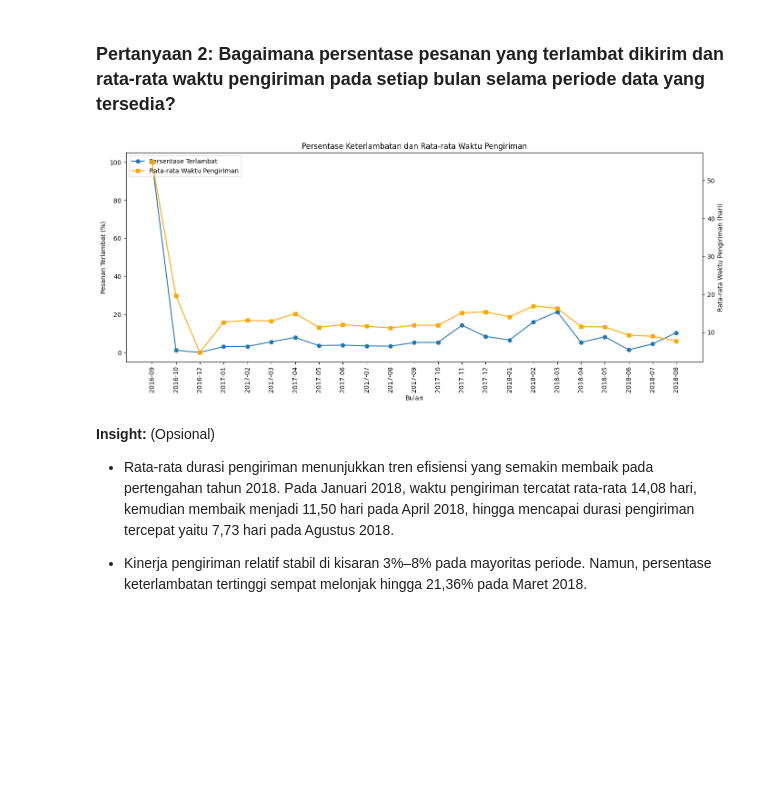
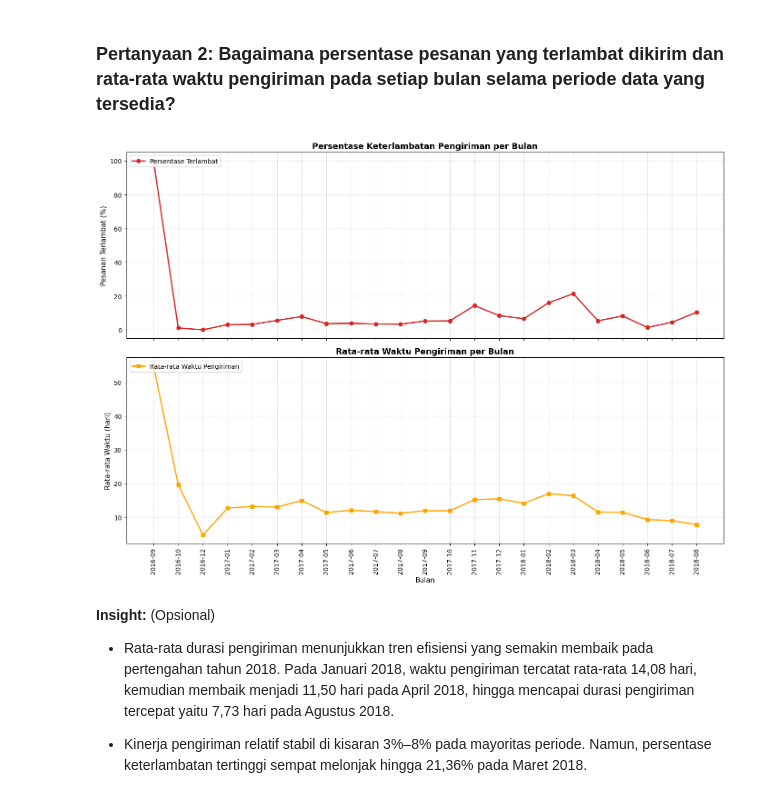
Before and after one commit to sfrhsn/ecommerce-dashboard-dicoding, a Jupyter notebook: notebook.ipynb, the cells around one changed output. Saved outputs shown, nothing was run; the diff lists cells and outputs as text; code cells hidden in the pictures; blank space fills up the shorter version.

```diff
--- a/notebook.ipynb
+++ b/notebook.ipynb
@@ -507,39 +508,43 @@ Name: 23, dtype: object
 # %% [markdown]
 ### Pertanyaan 2: Bagaimana persentase pesanan yang terlambat dikirim dan rata-rata waktu pengiriman pada setiap bulan selama periode data yang tersedia?
 # %%
-# Visualisasi hasil pengiriman bulanan
-fig, ax1 = plt.subplots(figsize=(14, 6))
+# Visualisasi hasil pengiriman bulanan (Dipisah menjadi 2 subplot)
+fig, (ax1, ax2) = plt.subplots(2, 1, figsize=(14, 10), sharex=True)
 
-line1 = ax1.plot(
+# Grafik 1: Persentase Keterlambatan
+ax1.plot(
     monthly_delivery["month"],
     monthly_delivery["late_percentage"],
     marker="o",
+    color="tab:red",
+    linewidth=2,
     label="Persentase Terlambat"
 )
-ax1.set_xlabel("Bulan")
-ax1.set_ylabel("Pesanan Terlambat (%)")
-ax1.tick_params(axis="x", rotation=90)
+ax1.set_ylabel("Pesanan Terlambat (%)", fontsize=11)
+ax1.set_title("Persentase Keterlambatan Pengiriman per Bulan", fontsize=13, fontweight="bold")
+ax1.grid(True, linestyle="--", alpha=0.5)
+ax1.legend(loc="upper left")
 
-ax2 = ax1.twinx()
-line2 = ax2.plot(
+# Grafik 2: Rata-rata Waktu Pengiriman
+ax2.plot(
     monthly_delivery["month"],
     monthly_delivery["avg_delivery_days"],
     marker="s",
     color="orange",
+    linewidth=2,
     label="Rata-rata Waktu Pengiriman"
 )
-ax2.set_ylabel("Rata-rata Waktu Pengiriman (hari)")
+ax2.set_xlabel("Bulan", fontsize=11)
+ax2.set_ylabel("Rata-rata Waktu (hari)", fontsize=11)
+ax2.set_title("Rata-rata Waktu Pengiriman per Bulan", fontsize=13, fontweight="bold")
+ax2.tick_params(axis="x", rotation=90)
+ax2.grid(True, linestyle="--", alpha=0.5)
+ax2.legend(loc="upper left")
 
-# Menggabungkan legenda kedua garis
-lines = line1 + line2
-labels = [line.get_label() for line in lines]
-ax1.legend(lines, labels, loc="upper left")
-
-plt.title("Persentase Keterlambatan dan Rata-rata Waktu Pengiriman")
 fig.tight_layout()
 plt.show()
 # %% [output]
-[figure, old version]
+[figure, new version]
 # %% [markdown]
 **Insight:** (Opsional)
 - Rata-rata durasi pengiriman menunjukkan tren efisiensi yang semakin membaik pada pertengahan tahun 2018. Pada Januari 2018, waktu pengiriman tercatat rata-rata 14,08 hari, kemudian membaik menjadi 11,50 hari pada April 2018, hingga mencapai durasi pengiriman tercepat yaitu 7,73 hari pada Agustus 2018.
```
Also changed, not shown: parts of 3 cells of this notebook.
